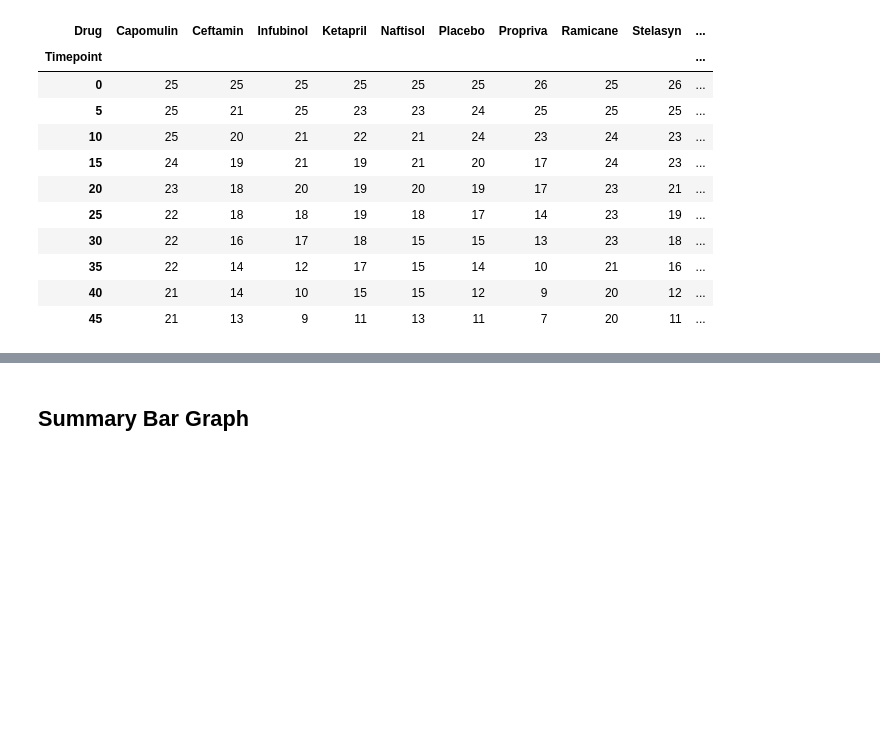
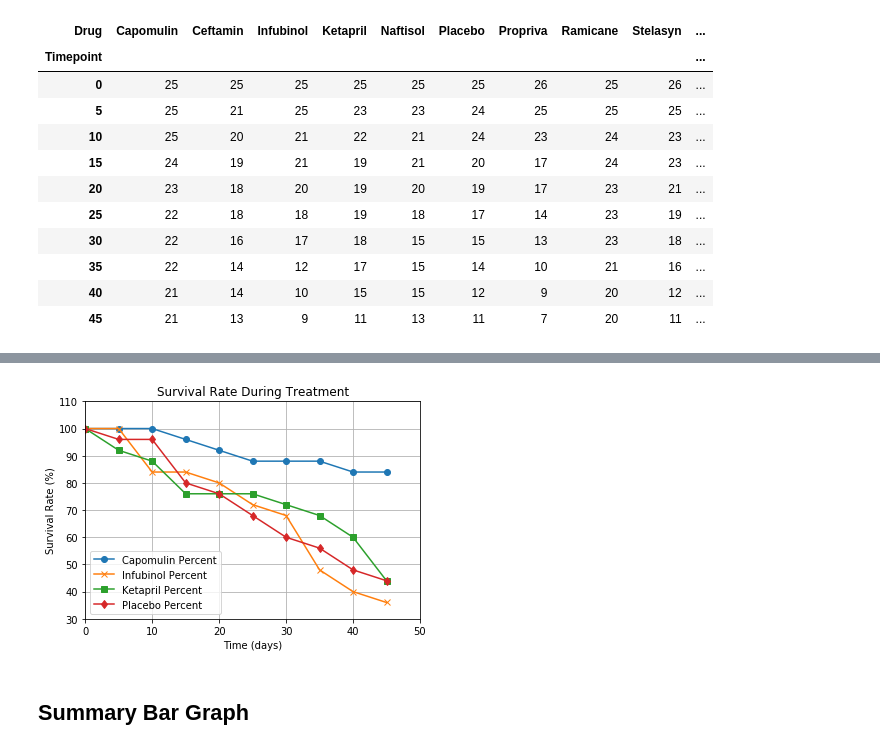
Before and after one commit to jacobklug/Klug_DataBootCampHW, a Jupyter notebook: 05 Matplotlib/05_KlugHW.ipynb, the cells around one changed output, grey strips where cells are left out. Cells and saved outputs as stored; diff of their text form; code cells hidden in the pictures; blank space fills up the shorter version.

```diff
--- a/05 Matplotlib/05_KlugHW.ipynb
+++ b/05 Matplotlib/05_KlugHW.ipynb
@@ -220,3 +242,39 @@ plt.show()
+# %%
+#Percentages of Survival for each drug
+
+tumor_surv_pivot["Capomulin_percent"]=tumor_surv_pivot["Capomulin"]/tumor_surv_pivot["Capomulin"].iloc[0] * 100
+tumor_surv_pivot["Infubinol_percent"]=tumor_surv_pivot["Infubinol"]/tumor_surv_pivot["Infubinol"].iloc[0] * 100
+tumor_surv_pivot["Ketapril_percent"]=tumor_surv_pivot["Ketapril"]/tumor_surv_pivot["Ketapril"].iloc[0] * 100
+tumor_surv_pivot["Placebo_percent"]=tumor_surv_pivot["Placebo"]/tumor_surv_pivot["Placebo"].iloc[0] * 100
+# %%
+# Generate the Plot (Accounting for percentages)
+
+x_axis = np.arange(0,50,5)
+
+fig, ax = plt.subplots()
+
+plt.plot(x_axis, tumor_surv_pivot["Capomulin_percent"], marker = "o", label = "Capomulin Percent")
+plt.plot(x_axis, tumor_surv_pivot["Infubinol_percent"], marker = "x", label = "Infubinol Percent")
+plt.plot(x_axis, tumor_surv_pivot["Ketapril_percent"], marker = "s", label = "Ketapril Percent")
+plt.plot(x_axis, tumor_surv_pivot["Placebo_percent"], marker = "d", label = "Placebo Percent")
+
+ax.set_xlim(0,50,5)
+ax.set_ylim(30,110)
+ax.set_xlabel("Time (days)")
+ax.set_ylabel("Survival Rate (%)")
+ax.set_title("Survival Rate During Treatment")
+ax.grid()
+legend = ax.legend(loc='best', shadow=True)
+handles, labels = ax.get_legend_handles_labels()
+ax.legend(handles, labels )
+
+# Save the Figure
+plt.savefig("surv_rate_during_treatment.png")
+
+# Show the Figure
+plt.show()
+# %% [output]
+[figure, added]
 # %% [markdown]
 ## Summary Bar Graph
 # %%
```
Also changed, not shown: parts of 8 cells of this notebook, 4 other files.
